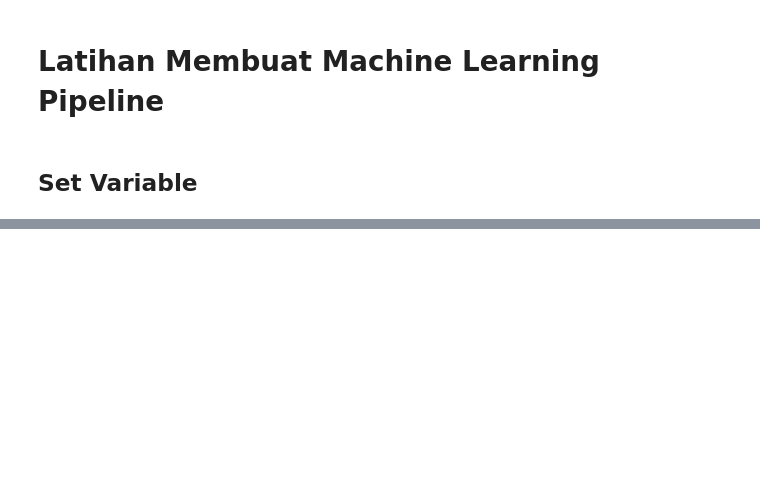
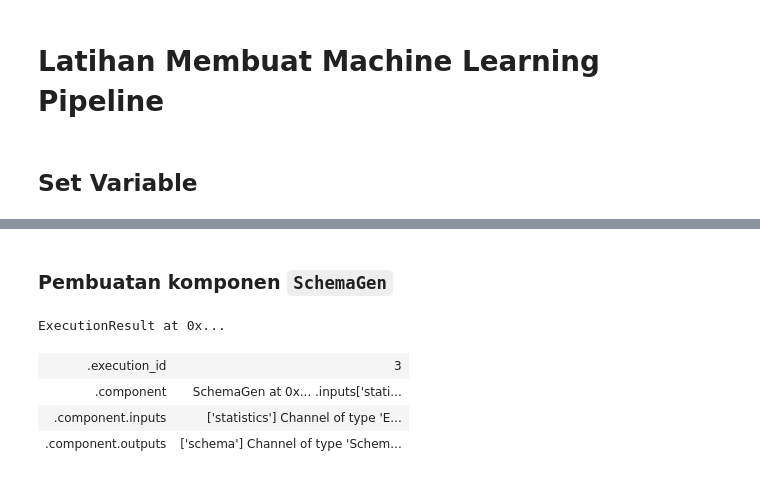
Before and after one commit to dicodingacademy/a443-MLOps-ML-Pipeline, a Jupyter notebook: notebook.ipynb, the cells around one changed output, grey strips where cells are left out. Drawn from its saved outputs; the diff is of its cells as text; code cells hidden in the pictures; blank space fills up the shorter version.

```diff
--- a/notebook.ipynb
+++ b/notebook.ipynb
@@ -29,0 +111,14 @@ interactive_context = InteractiveContext(pipeline_root=PIPELINE_ROOT)
+# %% [markdown]
+### Pembuatan komponen `SchemaGen`
+# %%
+schema_gen = SchemaGen(
+    statistics=statistics_gen.outputs["statistics"]
+)
+
+interactive_context.run(schema_gen)
+# %% [output]
+ExecutionResult at 0x...
+| .execution_id | 3 |
+| .component | SchemaGen at 0x... .inputs['stati... |
+| .component.inputs | ['statistics'] Channel of type 'E... |
+| .component.outputs | ['schema'] Channel of type 'Schem... |
```
Also changed, not shown: parts of 17 cells of this notebook, 2 other files.
